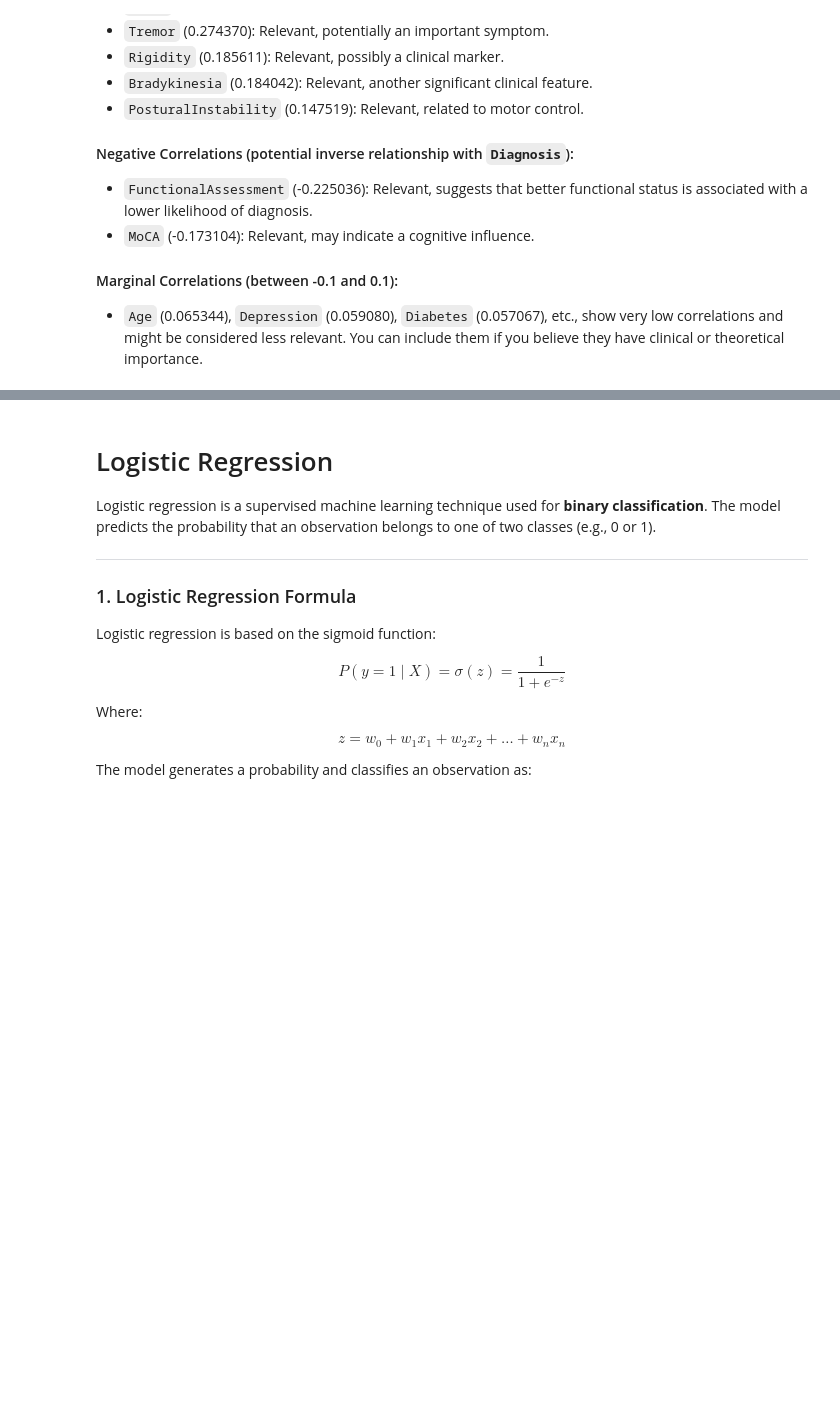
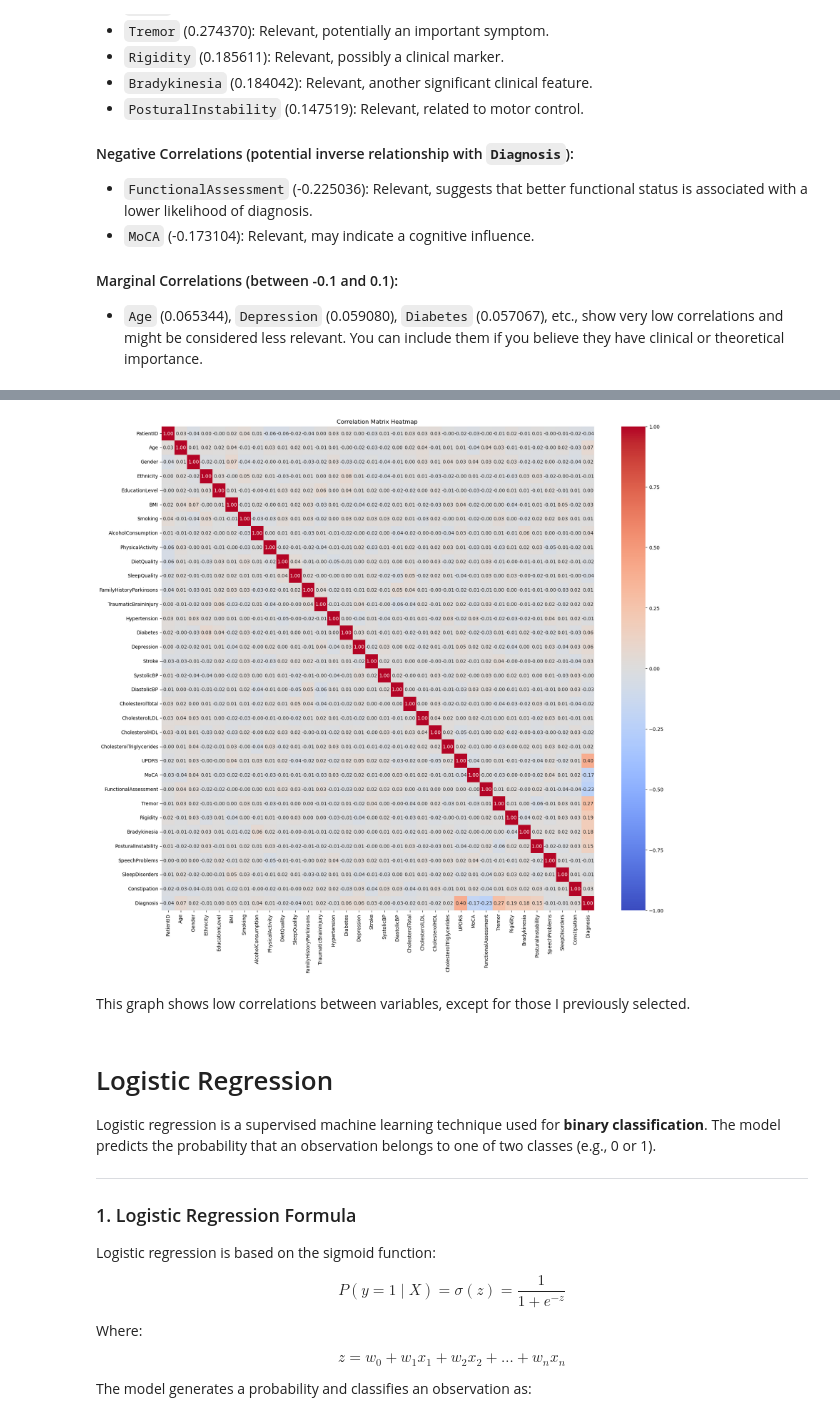
Before and after one commit to CamillaMilli/Group-36-FDS, a Jupyter notebook: main.ipynb, the cells around one changed output, grey strips where cells are left out. Drawn from its saved outputs; the diff is of its cells as text; code cells hidden in the pictures; blank space fills up the shorter version.

```diff
--- a/main.ipynb
+++ b/main.ipynb
@@ -222,0 +239,4 @@ Correlation analysis, I want to understand the correlation between all variables
+# %%
+correlation_matrix = df.corr()
+
+print(correlation_matrix)
@@ -223,3 +261,12 @@ Correlation analysis, I want to understand the correlation between all variables
+# %%
+plt.figure(figsize=(20, 18))
+sns.heatmap(correlation_matrix, annot=True, cmap="coolwarm", fmt=".2f", vmin=-1, vmax=1, cbar=True)
+plt.title("Correlation Matrix Heatmap ")
+plt.show()
+# %% [output]
+[figure, added]
+# %% [markdown]
+This graph shows low correlations between variables, except for those I previously selected.
 # %% [markdown]
 # Logistic Regression
 
```
Also changed, not shown: parts of 6 cells of this notebook.
